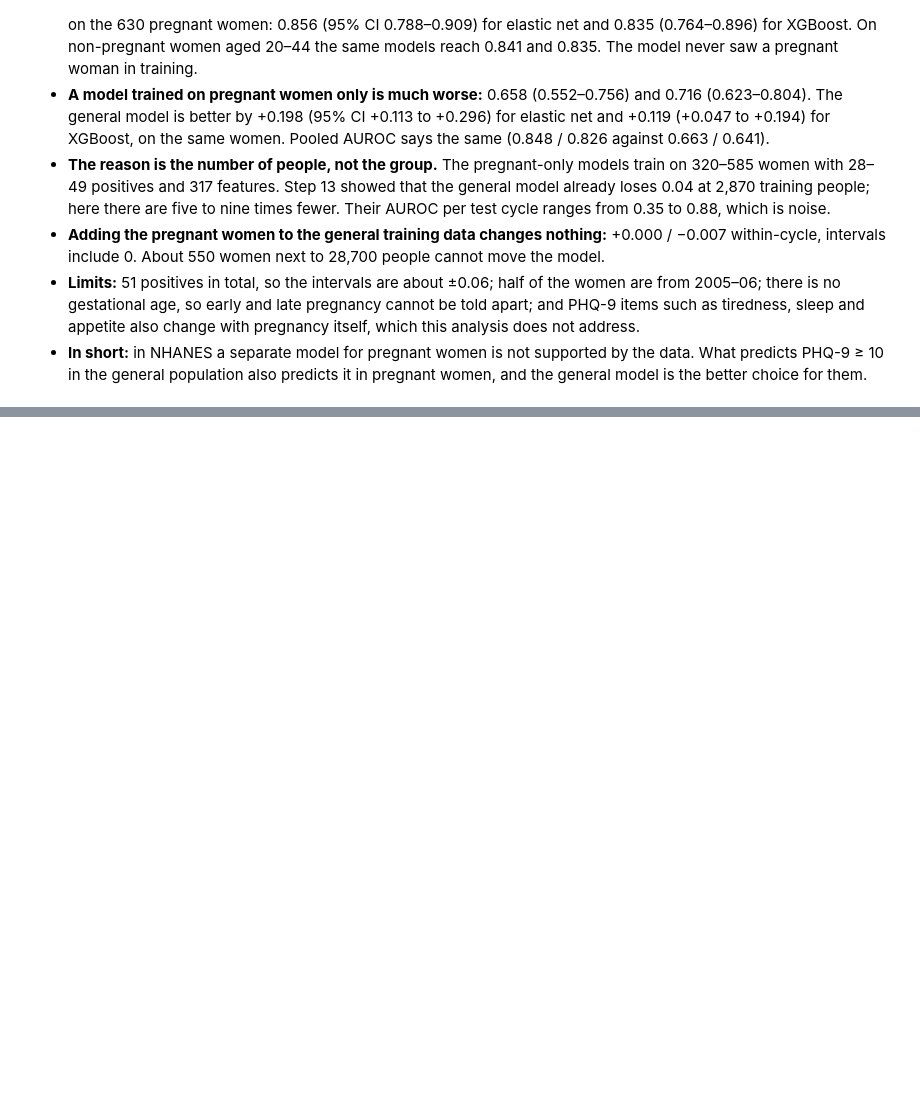
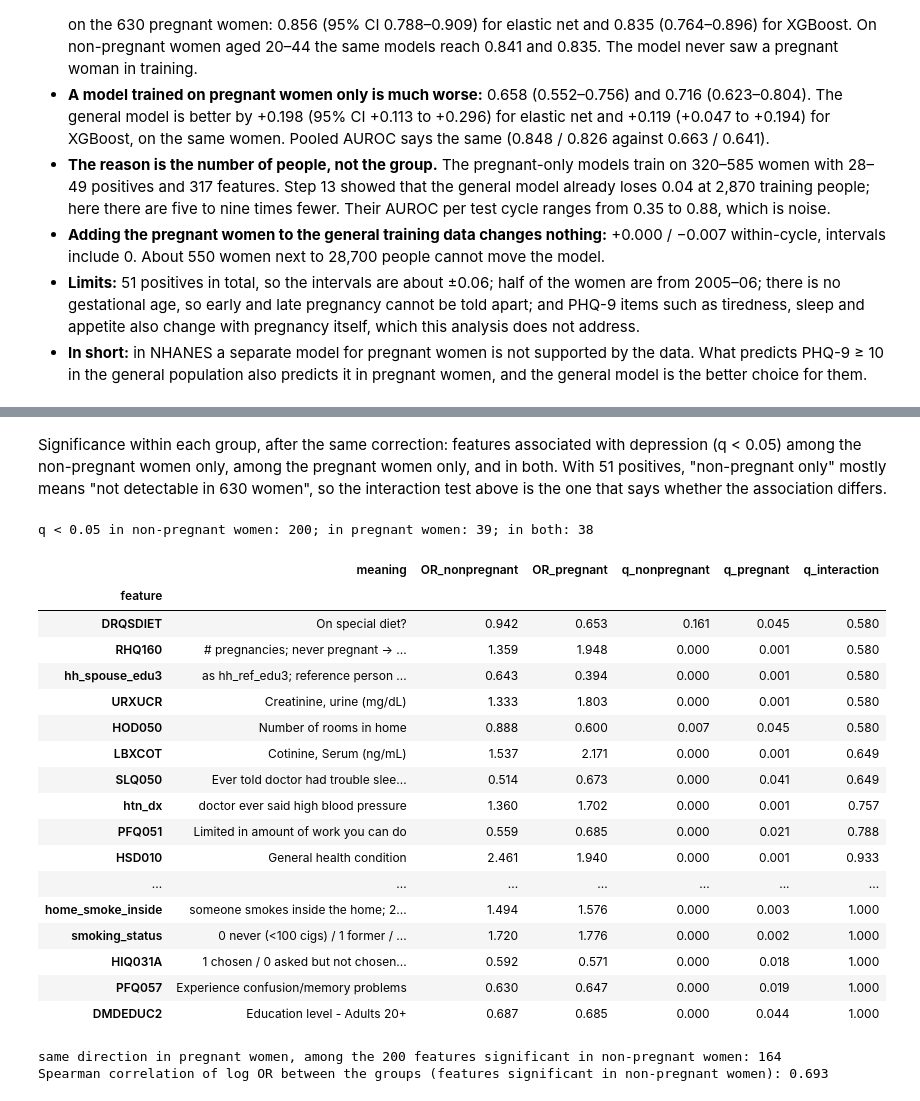
Before and after one commit to tony12344812cs14/NHANES-2005-2018, a Jupyter notebook: modeling/step14_pregnant.ipynb, the cells around one changed output, grey strips where cells are left out. Saved outputs shown, nothing was run; the diff lists cells and outputs as text; code cells hidden in the pictures; blank space fills up the shorter version.

```diff
--- a/modeling/step14_pregnant.ipynb
+++ b/modeling/step14_pregnant.ipynb
@@ -247,0 +332,36 @@ xgboost    2017-18  0.352           0.402  0.049  0.205  46       0.043      0.2
+# %% [markdown]
+Significance within each group, after the same correction: features associated with depression (q < 0.05) among the non-pregnant women only, among the pregnant women only, and in both. With 51 positives, "non-pregnant only" mostly means "not detectable in 630 women", so the interaction test above is the one that says whether the association differs.
+# %%
+sig_r, sig_p = inter.q_nonpregnant < 0.05, inter.q_pregnant < 0.05
+print(f"q < 0.05 in non-pregnant women: {sig_r.sum()}; in pregnant women: {sig_p.sum()}; in both: {(sig_r & sig_p).sum()}")
+display(inter[sig_p].set_index("feature")[["meaning", "OR_nonpregnant", "OR_pregnant", "q_nonpregnant",
+                                           "q_pregnant", "q_interaction"]].round(3))
+same_dir = (np.sign(np.log(inter.OR_pregnant)) == np.sign(np.log(inter.OR_nonpregnant)))
+strong = inter.q_nonpregnant < 0.05
+print(f"same direction in pregnant women, among the {strong.sum()} features significant in non-pregnant women: "
+      f"{(same_dir & strong).sum()}")
+print("Spearman correlation of log OR between the groups (features significant in non-pregnant women):",
+      round(pd.Series(np.log(inter.OR_pregnant[strong])).corr(pd.Series(np.log(inter.OR_nonpregnant[strong])),
+                                                                method="spearman"), 3))
+# %% [output]
+q < 0.05 in non-pregnant women: 200; in pregnant women: 39; in both: 38
+|  | meaning | OR_nonpregnant | OR_pregnant | q_nonpregnant | q_pregnant | q_interaction |
+| feature |  |  |  |  |  |  |
+| DRQSDIET | On special diet? | 0.942 | 0.653 | 0.161 | 0.045 | 0.580 |
+| RHQ160 | # pregnancies; never pregnant -> ... | 1.359 | 1.948 | 0.000 | 0.001 | 0.580 |
+| hh_spouse_edu3 | as hh_ref_edu3; reference person ... | 0.643 | 0.394 | 0.000 | 0.001 | 0.580 |
+| URXUCR | Creatinine, urine (mg/dL) | 1.333 | 1.803 | 0.000 | 0.001 | 0.580 |
+| HOD050 | Number of rooms in home | 0.888 | 0.600 | 0.007 | 0.045 | 0.580 |
+| LBXCOT | Cotinine, Serum (ng/mL) | 1.537 | 2.171 | 0.000 | 0.001 | 0.649 |
+| SLQ050 | Ever told doctor had trouble slee... | 0.514 | 0.673 | 0.000 | 0.041 | 0.649 |
+| htn_dx | doctor ever said high blood pressure | 1.360 | 1.702 | 0.000 | 0.001 | 0.757 |
+| PFQ051 | Limited in amount of work you can do | 0.559 | 0.685 | 0.000 | 0.021 | 0.788 |
+| HSD010 | General health condition | 2.461 | 1.940 | 0.000 | 0.001 | 0.933 |
+| ... | ... | ... | ... | ... | ... | ... |
+| home_smoke_inside | someone smokes inside the home; 2... | 1.494 | 1.576 | 0.000 | 0.003 | 1.000 |
+| smoking_status | 0 never (<100 cigs) / 1 former / ... | 1.720 | 1.776 | 0.000 | 0.002 | 1.000 |
+| HIQ031A | 1 chosen / 0 asked but not chosen... | 0.592 | 0.571 | 0.000 | 0.018 | 1.000 |
+| PFQ057 | Experience confusion/memory problems | 0.630 | 0.647 | 0.000 | 0.019 | 1.000 |
+| DMDEDUC2 | Education level - Adults 20+ | 0.687 | 0.685 | 0.000 | 0.044 | 1.000 |
+same direction in pregnant women, among the 200 features significant in non-pregnant women: 164
+Spearman correlation of log OR between the groups (features significant in non-pregnant women): 0.693
```
Also changed, not shown: parts of 3 cells of this notebook, 1 other file.
